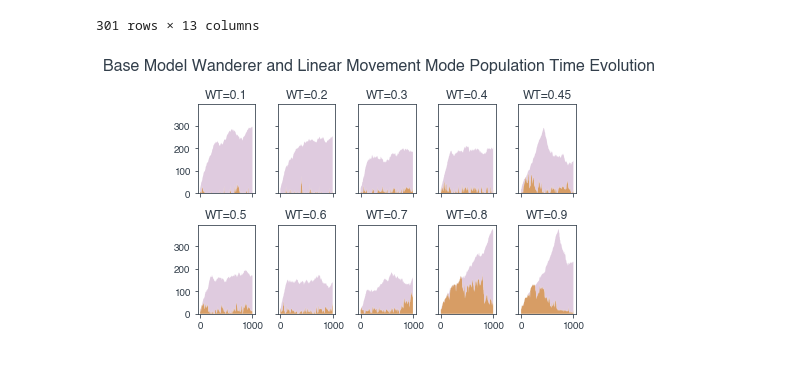
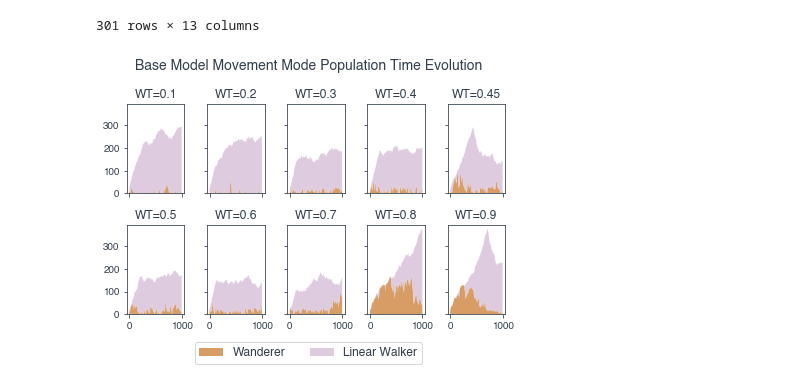
Before and after one commit to hughsurdeau/MuseumProject, a Jupyter notebook: notebooks/LinearMuseumGraphing.ipynb, the cells around one changed output. Saved outputs shown, nothing was run; the diff lists cells and outputs as text; code cells hidden in the pictures.

```diff
--- a/notebooks/LinearMuseumGraphing.ipynb
+++ b/notebooks/LinearMuseumGraphing.ipynb
@@ -1613,34 +1644,35 @@ ax[1][4].stackplot(x, y, labels=labs, colors=mycolors, alpha=0.8)
 """
 ax.set_title('Wandering vs Linear Visitors in Linear Museum (0.9 Wandering Chance)', fontsize=18)
 #ax.set(ylim=[0, 100])
 ax.legend(fontsize=10, ncol=4)
 ax.set_xlabel("Time")
 ax.set_ylabel("Number of Visitors Adhering to Norm")
 plt.xticks(x[::100], fontsize=10, horizontalalignment='center')
 #plt.yticks(np.arange(0, 101, 20), fontsize=10)
 #plt.xlim(x[0], x[-1])
 """
 
 
 
 #Set titles
 ax[0, 0].set_title("WT=0.1")
 ax[0, 1].set_title("WT=0.2")
 ax[0, 2].set_title("WT=0.3")
 ax[0, 3].set_title("WT=0.4")
 ax[0, 4].set_title("WT=0.45")
 ax[1, 0].set_title("WT=0.5")
 ax[1, 1].set_title("WT=0.6")
 ax[1, 2].set_title("WT=0.7")
 ax[1, 3].set_title("WT=0.8")
 ax[1, 4].set_title("WT=0.9")
 
-fig.suptitle('Base Model Wanderer and Linear Movement Mode Population Time Evolution', fontsize=16)
+fig.suptitle('Base Model Movement Mode Population Time Evolution', fontsize=14)
 
-
-
+# Plot for each column
+labs = ["Wanderer", "Linear Walker"]
+fig.legend(fontsize=12, ncol=4, labels=labs, loc="lower center", bbox_to_anchor=(0.5, -0.1))
 
 plt.tight_layout()
 plt.savefig("/Users/hughsurdeau/Desktop/Bath/Dissertation/Images/LinearModelGraphs/AssholeThreshold/WanderersVsFlowers/linearGroupLong.png")
 # %% [output]
-[figure, old version]
+[figure, new version]
```
Also changed, not shown: parts of 4 cells of this notebook, 1 other file.
